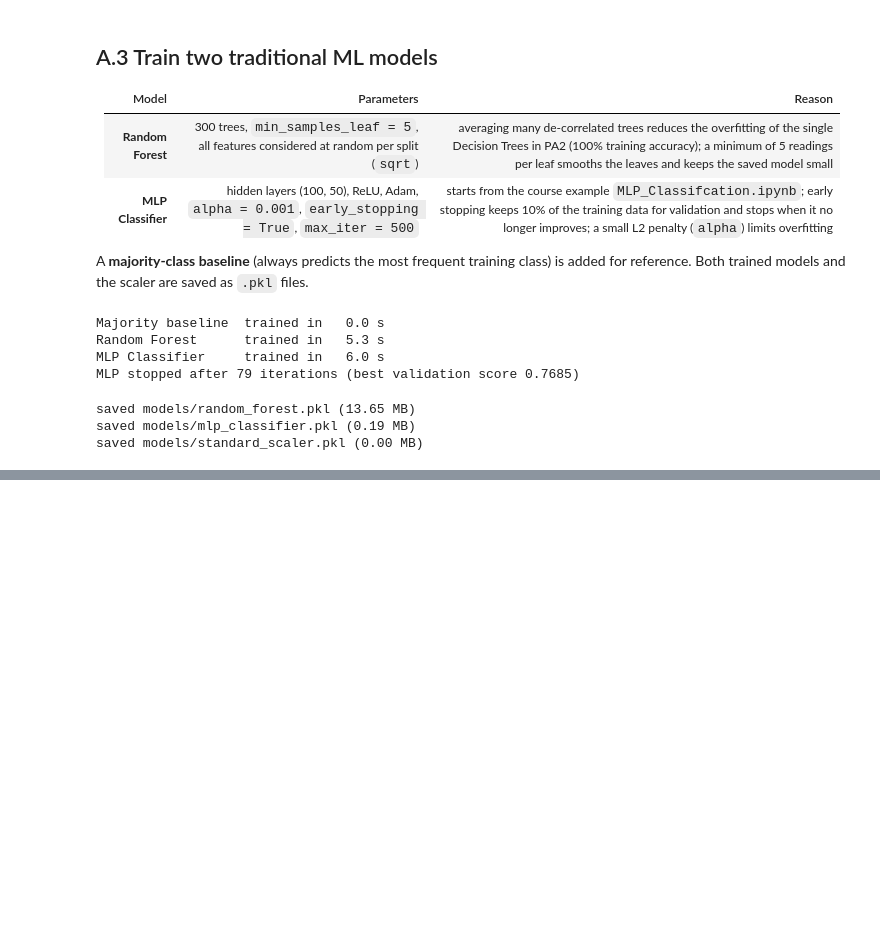
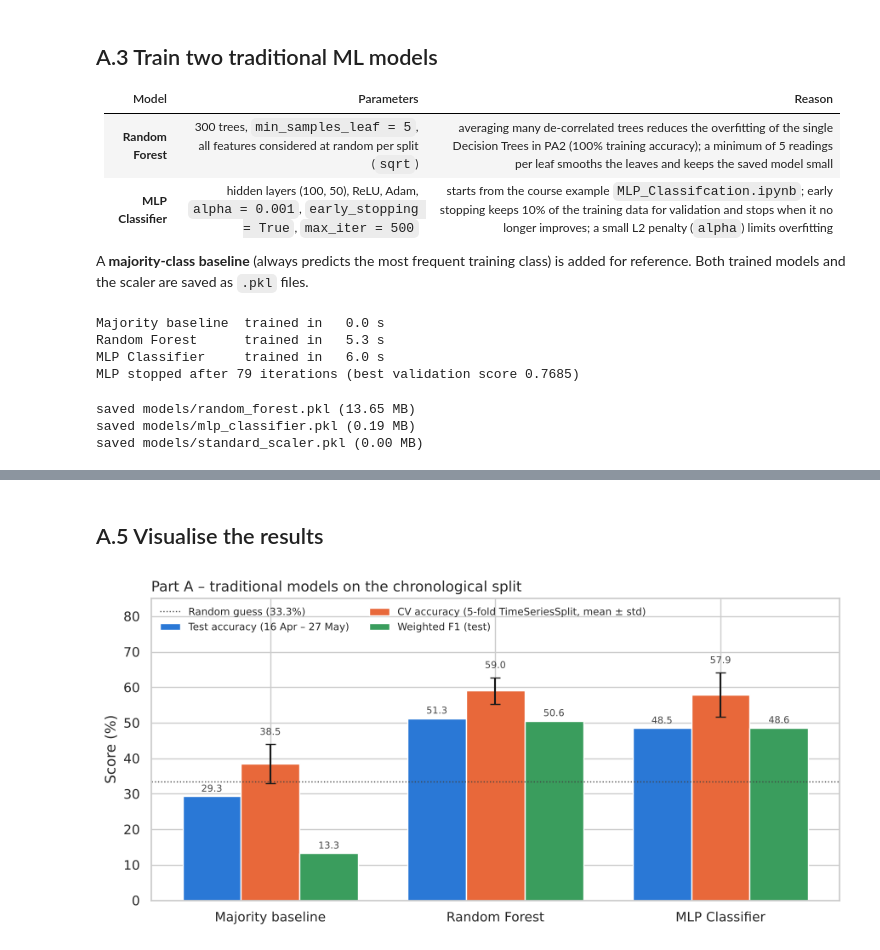
Before and after one commit to phu1009/COS40007---AI-Engineering-, a Jupyter notebook: Portfolio Assessment 3/notebook code/portfolio_assessment_3.ipynb, the cells around one changed output, grey strips where cells are left out. Saved outputs shown, nothing was run; the diff lists cells and outputs as text; code cells hidden in the pictures; blank space fills up the shorter version.

```diff
--- a/Portfolio Assessment 3/notebook code/portfolio_assessment_3.ipynb
+++ b/Portfolio Assessment 3/notebook code/portfolio_assessment_3.ipynb
@@ -236,0 +320,25 @@ saved models/standard_scaler.pkl (0.00 MB)
+# %% [markdown]
+## A.5 Visualise the results
+# %%
+fig, ax = plt.subplots(figsize=(9, 4.4))
+names = results_A.index.tolist()
+x = np.arange(len(names))
+w = 0.26
+b1 = ax.bar(x - w, results_A["test_accuracy"] * 100, width=w, color=COLOR_MAIN, label="Test accuracy (16 Apr – 27 May)")
+b2 = ax.bar(x, results_A["cv_mean"] * 100, width=w, color=COLOR_SECOND, yerr=results_A["cv_std"] * 100, capsize=4,
+            label="CV accuracy (5-fold TimeSeriesSplit, mean ± std)")
+b3 = ax.bar(x + w, results_A["weighted_F1"] * 100, width=w, color=COLOR_THIRD, label="Weighted F1 (test)")
+for b in (b1, b3):
+    ax.bar_label(b, fmt="%.1f", padding=2, fontsize=8, color=COLOR_TEXT)
+ax.bar_label(b2, fmt="%.1f", padding=6, fontsize=8, color=COLOR_TEXT)
+ax.axhline(100 / 3, color=COLOR_TEXT, linestyle=":", linewidth=1, label="Random guess (33.3%)")
+ax.set_xticks(x, names)
+ax.set_ylim(0, 85)
+ax.set_ylabel("Score (%)")
+ax.set_title("Part A – traditional models on the chronological split", loc="left")
+ax.legend(loc="upper left", frameon=False, fontsize=8.5, ncols=2)
+fig.tight_layout()
+save_fig(fig, "pa3_A5_traditional_comparison")
+plt.show()
+# %% [output]
+[figure, added]
```
Also changed, not shown: parts of 6 cells of this notebook, 2 other files.
